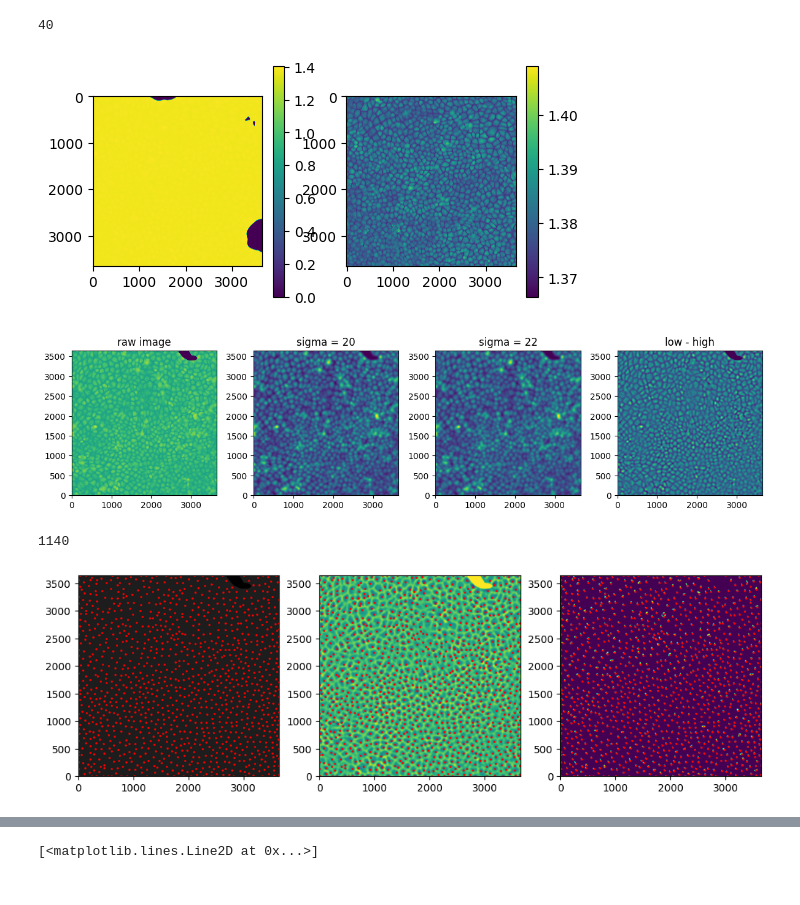
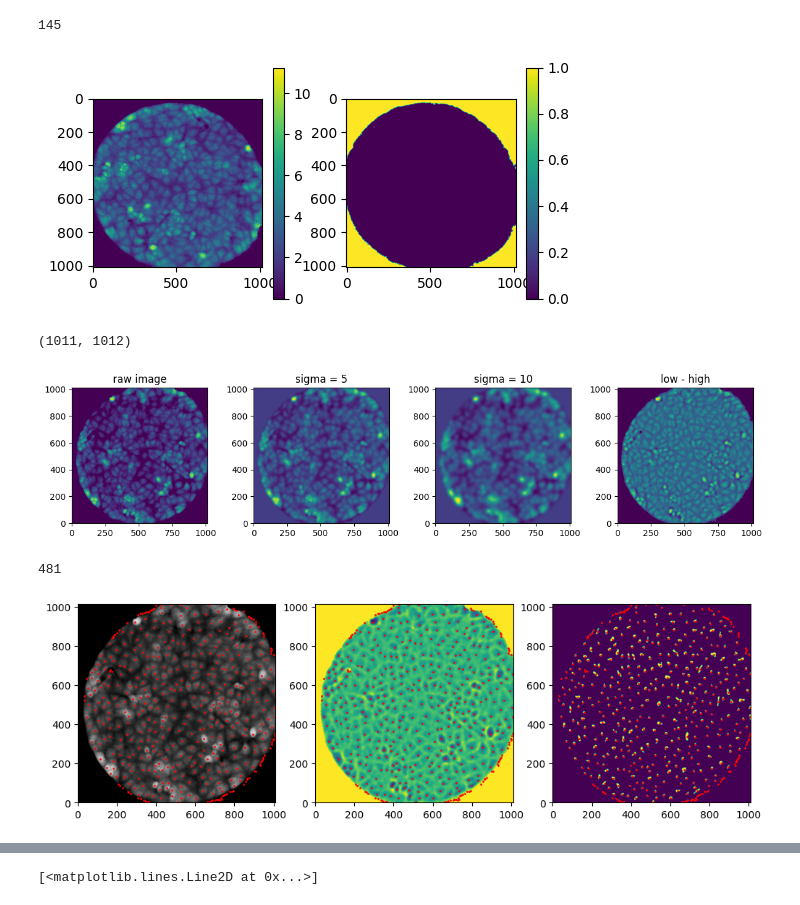
Before and after one commit to siljabl/MDCK_QPI, a Jupyter notebook: test_cell_segmentation.ipynb, the cells around one changed output, grey strips where cells are left out. Saved outputs shown, nothing was run; the diff lists cells and outputs as text; code cells hidden in the pictures.

```diff
--- a/test_cell_segmentation.ipynb
+++ b/test_cell_segmentation.ipynb
@@ -18,19 +18,19 @@ from src.FormatConversions import import_holomonitor_stack, import_tomocube_stac
 vox_to_um = get_voxel_size_35mm()
 pix_to_um = get_pixel_size()
 # %%
-# # Holomonitor
-# file = "B1-9"
-# folder = "../data/Holomonitor/MDCK_16.05.2024/"
-# fmin=1
-# fmax=145
-# im = import_holomonitor_stack(folder, file, f_min=fmin, f_max=fmax)
+# Holomonitor
+file = "A2-1"
+folder = "../data/Holomonitor/MDCK_16.05.2024/"
+fmin=1
+fmax=145
+im = import_holomonitor_stack(folder, file, f_min=fmin, f_max=fmax)
 
-# Tomocube
-fmin = 1
-fmax = 40
-file = "250210.113448.MDCK dynamics.001.MDCK B.A2"
-folder = "../data/Tomocube/MDCK_10.02.2025/A2P1"
-im, _ = import_tomocube_stack(folder, file, vox_to_um[0], f_min=fmin, f_max=fmax)
+# # Tomocube
+# fmin = 1
+# fmax = 40
+# file = "250210.113448.MDCK dynamics.001.MDCK B.A2"
+# folder = "../data/Tomocube/MDCK_10.02.2025/A2P1"
+# im, _ = import_tomocube_stack(folder, file, vox_to_um[0], f_min=fmin, f_max=fmax)
 
 fig, ax = plt.subplots(1,2, figsize=(6, 3))
 im0 = ax[0].imshow(im[0])
@@ -42,18 +42,20 @@ print(len(im))
 
 #im = im[:, 250:750, 250:750]
 # %% [output]
-40
+145
-[figure, old version]
+[figure, new version]
 # %%
-idx = 18
-s_low_tmp = 20
-s_high_tmp = 22#1.1*s_low_tmp
+idx = 0
+s_low_tmp  = 5
+s_high_tmp = 10#1.1*s_low_tmp
 
 n_gauss = smoothen_normalize_im(im[idx], s_low_tmp, s_high_tmp, fig=True)
+print(np.shape(n_gauss))
 # %% [output]
+(1011, 1012)
-[figure, old version]
+[figure, new version]
 # %%
-H_tmp = 0.02
+H_tmp = 0.03
 hmin = extendedmin(-n_gauss, H_tmp)
 pos_idx = find_cell_pos(-n_gauss, H_tmp)
 
@@ -69,8 +71,8 @@ ax[2].plot(*pos_idx.T, 'r.', ms=2)
 
 print(len(pos_idx))
 # %% [output]
-1140
+481
-[figure, old version]
+[figure, new version]
 # %%
 plt.imshow(im[idx].T, cmap="gray", origin="lower", vmin=1.37)
 
```
Also changed, not shown: parts of 7 cells of this notebook, 4 other files.
